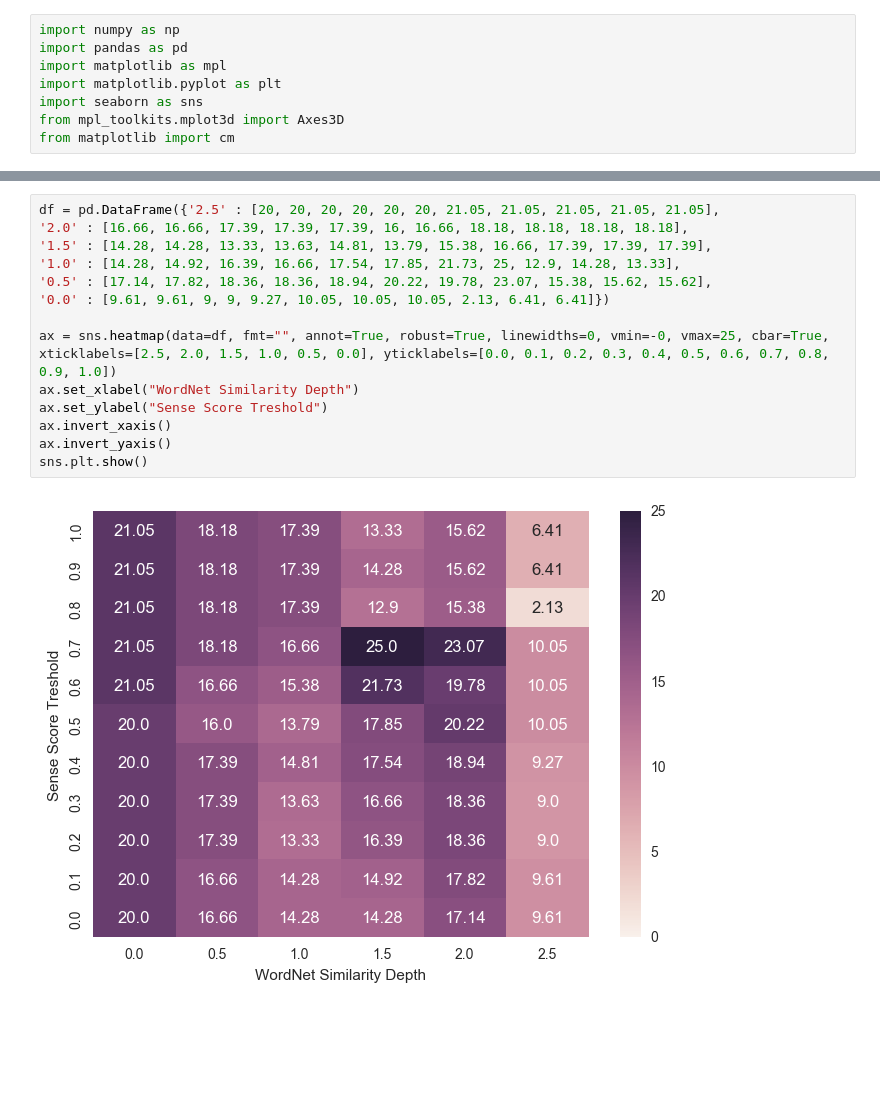
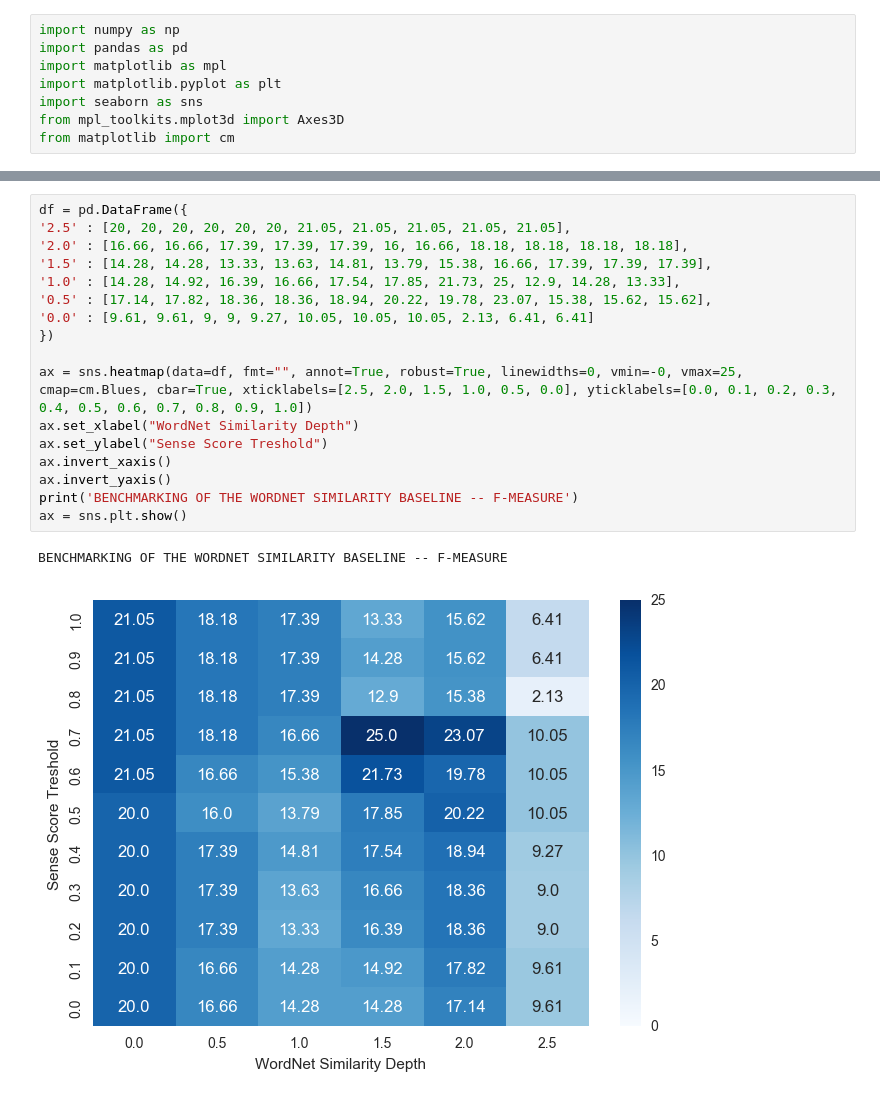
Before and after one commit to mykarimi/patafu_analysis, a Jupyter notebook: benchmarking.ipynb, the cells around one changed output, grey strips where cells are left out. Drawn from its saved outputs; the diff is of its cells as text; blank space fills up the shorter version.

```diff
--- a/benchmarking.ipynb
+++ b/benchmarking.ipynb
@@ -30,16 +68,20 @@ plt.show()
 # %%
-df = pd.DataFrame({'2.5' : [20, 20, 20, 20, 20, 20, 21.05, 21.05, 21.05, 21.05, 21.05],
+df = pd.DataFrame({
+'2.5' : [20, 20, 20, 20, 20, 20, 21.05, 21.05, 21.05, 21.05, 21.05],
 '2.0' : [16.66, 16.66, 17.39, 17.39, 17.39, 16, 16.66, 18.18, 18.18, 18.18, 18.18],
 '1.5' : [14.28, 14.28, 13.33, 13.63, 14.81, 13.79, 15.38, 16.66, 17.39, 17.39, 17.39],
 '1.0' : [14.28, 14.92, 16.39, 16.66, 17.54, 17.85, 21.73, 25, 12.9, 14.28, 13.33],
 '0.5' : [17.14, 17.82, 18.36, 18.36, 18.94, 20.22, 19.78, 23.07, 15.38, 15.62, 15.62],
-'0.0' : [9.61, 9.61, 9, 9, 9.27, 10.05, 10.05, 10.05, 2.13, 6.41, 6.41]})
+'0.0' : [9.61, 9.61, 9, 9, 9.27, 10.05, 10.05, 10.05, 2.13, 6.41, 6.41]
+})
 
-ax = sns.heatmap(data=df, fmt="", annot=True, robust=True, linewidths=0, vmin=-0, vmax=25, cbar=True, xticklabels=[2.5, 2.0, 1.5, 1.0, 0.5, 0.0], yticklabels=[0.0, 0.1, 0.2, 0.3, 0.4, 0.5, 0.6, 0.7, 0.8, 0.9, 1.0])
+ax = sns.heatmap(data=df, fmt="", annot=True, robust=True, linewidths=0, vmin=-0, vmax=25, cmap=cm.Blues, cbar=True, xticklabels=[2.5, 2.0, 1.5, 1.0, 0.5, 0.0], yticklabels=[0.0, 0.1, 0.2, 0.3, 0.4, 0.5, 0.6, 0.7, 0.8, 0.9, 1.0])
 ax.set_xlabel("WordNet Similarity Depth")
 ax.set_ylabel("Sense Score Treshold")
 ax.invert_xaxis()
 ax.invert_yaxis()
-sns.plt.show()
+print('BENCHMARKING OF THE WORDNET SIMILARITY BASELINE -- F-MEASURE')
+ax = sns.plt.show()
 # %% [output]
+BENCHMARKING OF THE WORDNET SIMILARITY BASELINE -- F-MEASURE
-[figure, old version]
+[figure, new version]
```
Also changed, not shown: parts of 3 cells of this notebook.
